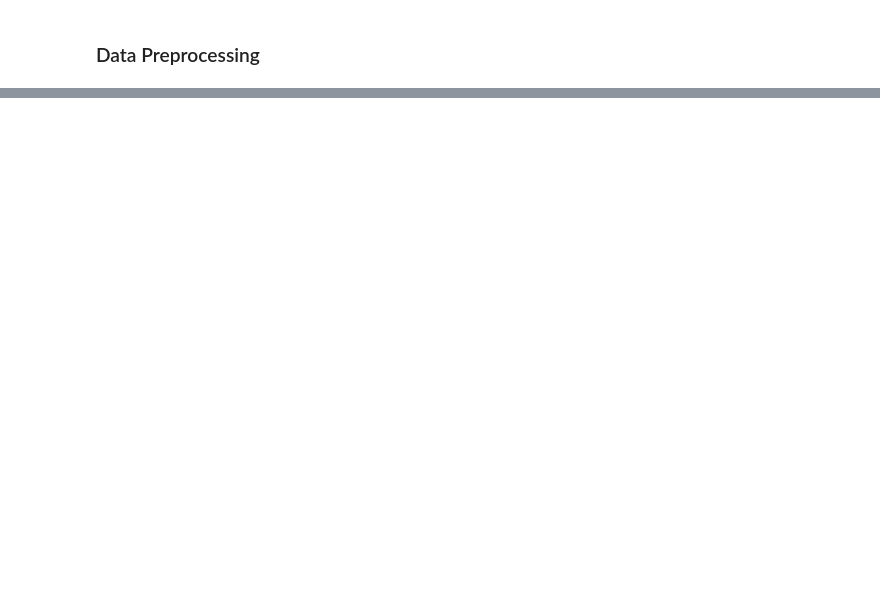
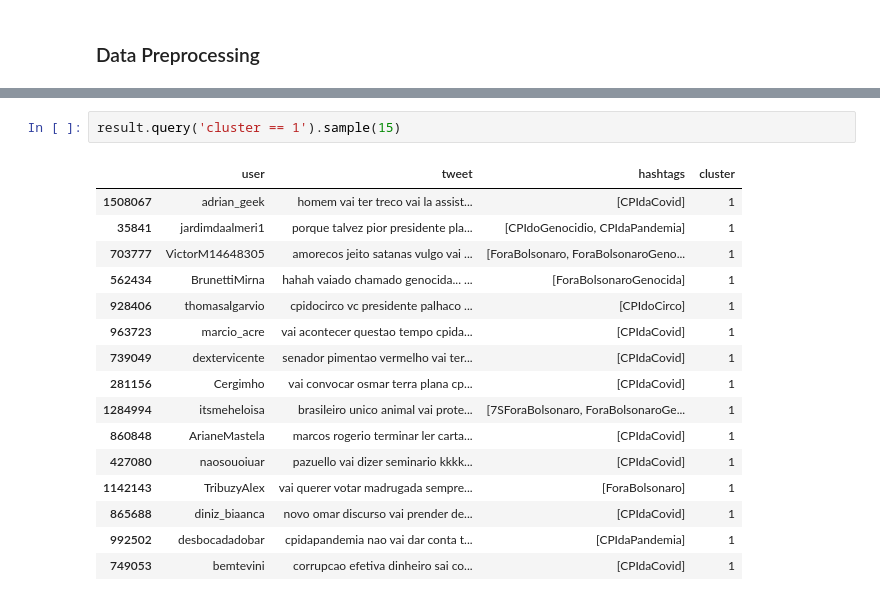
Before and after one commit to lucasraniere/twitter-cpi-case-study, a Jupyter notebook: tweets_clustering_exp.ipynb, the cells around one changed output, grey strips where cells are left out. Drawn from its saved outputs; the diff is of its cells as text; blank space fills up the shorter version.

```diff
--- a/tweets_clustering_exp.ipynb
+++ b/tweets_clustering_exp.ipynb
@@ -22,0 +147,19 @@ tweets_df.head()
+# %%
+result.query('cluster == 1').sample(15)
+# %% [output]
+|  | user | tweet | hashtags | cluster |
+| 1508067 | adrian_geek | homem vai ter treco vai la assist... | [CPIdaCovid] | 1 |
+| 35841 | jardimdaalmeri1 | porque talvez pior presidente pla... | [CPIdoGenocidio, CPIdaPandemia] | 1 |
+| 703777 | VictorM14648305 | amorecos jeito satanas vulgo vai ... | [ForaBolsonaro, ForaBolsonaroGeno... | 1 |
+| 562434 | BrunettiMirna | hahah vaiado chamado genocida... ... | [ForaBolsonaroGenocida] | 1 |
+| 928406 | thomasalgarvio | cpidocirco vc presidente palhaco ... | [CPIdoCirco] | 1 |
+| 963723 | marcio_acre | vai acontecer questao tempo cpida... | [CPIdaCovid] | 1 |
+| 739049 | dextervicente | senador pimentao vermelho vai ter... | [CPIdaCovid] | 1 |
+| 281156 | Cergimho | vai convocar osmar terra plana cp... | [CPIdaCovid] | 1 |
+| 1284994 | itsmeheloisa | brasileiro unico animal vai prote... | [7SForaBolsonaro, ForaBolsonaroGe... | 1 |
+| 860848 | ArianeMastela | marcos rogerio terminar ler carta... | [CPIdaCovid] | 1 |
+| 427080 | naosouoiuar | pazuello vai dizer seminario kkkk... | [CPIdaCovid] | 1 |
+| 1142143 | TribuzyAlex | vai querer votar madrugada sempre... | [ForaBolsonaro] | 1 |
+| 865688 | diniz_biaanca | novo omar discurso vai prender de... | [CPIdaCovid] | 1 |
+| 992502 | desbocadadobar | cpidapandemia nao vai dar conta t... | [CPIdaPandemia] | 1 |
+| 749053 | bemtevini | corrupcao efetiva dinheiro sai co... | [CPIdaCovid] | 1 |
```
Also changed, not shown: parts of 30 cells of this notebook, 8 other files.
